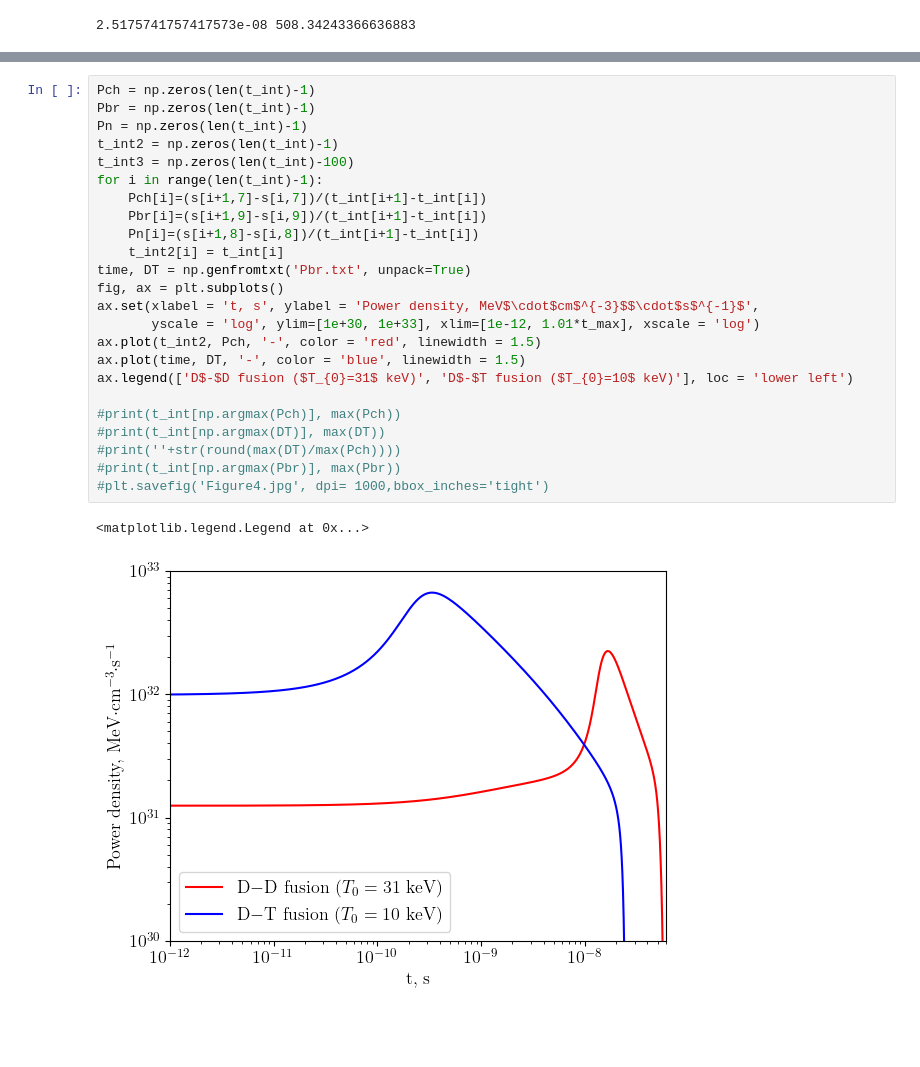
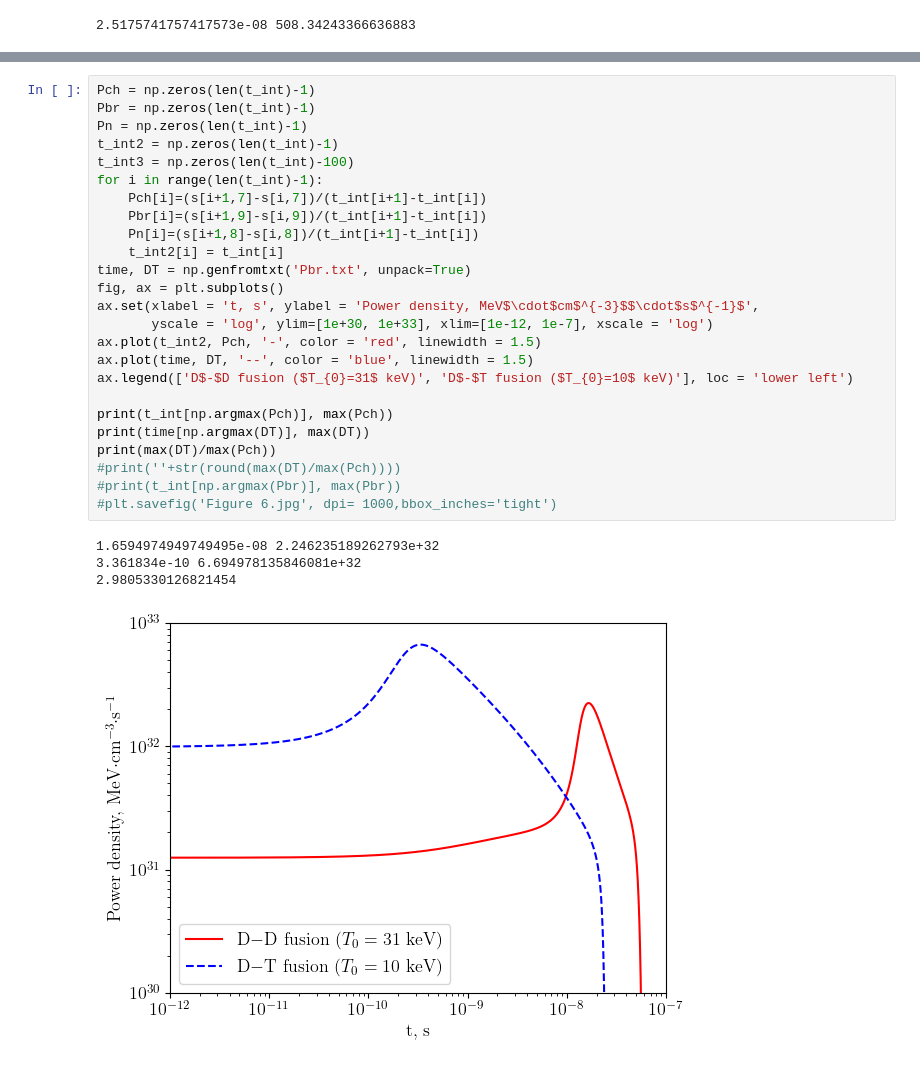
Before and after one commit to bayakhmetov/D-T-and-D-D-fusion-in-a-Z-pinch, a Jupyter notebook: D-D_pinch.ipynb, the cells around one changed output, grey strips where cells are left out. Saved outputs shown, nothing was run; the diff lists cells and outputs as text; blank space fills up the shorter version.

```diff
--- a/D-D_pinch.ipynb
+++ b/D-D_pinch.ipynb
@@ -201,27 +214,30 @@ print(t_int[np.argmax(ratio)], max(ratio))
 # %%
 Pch = np.zeros(len(t_int)-1)
 Pbr = np.zeros(len(t_int)-1)
 Pn = np.zeros(len(t_int)-1)
 t_int2 = np.zeros(len(t_int)-1)
 t_int3 = np.zeros(len(t_int)-100)
 for i in range(len(t_int)-1):
     Pch[i]=(s[i+1,7]-s[i,7])/(t_int[i+1]-t_int[i])
     Pbr[i]=(s[i+1,9]-s[i,9])/(t_int[i+1]-t_int[i])
     Pn[i]=(s[i+1,8]-s[i,8])/(t_int[i+1]-t_int[i])
     t_int2[i] = t_int[i]
 time, DT = np.genfromtxt('Pbr.txt', unpack=True)
 fig, ax = plt.subplots()
 ax.set(xlabel = 't, s', ylabel = 'Power density, MeV$\cdot$cm$^{-3}$$\cdot$s$^{-1}$',
-       yscale = 'log', ylim=[1e+30, 1e+33], xlim=[1e-12, 1.01*t_max], xscale = 'log')
+       yscale = 'log', ylim=[1e+30, 1e+33], xlim=[1e-12, 1e-7], xscale = 'log')
 ax.plot(t_int2, Pch, '-', color = 'red', linewidth = 1.5)
-ax.plot(time, DT, '-', color = 'blue', linewidth = 1.5)
+ax.plot(time, DT, '--', color = 'blue', linewidth = 1.5)
 ax.legend(['D$-$D fusion ($T_{0}=31$ keV)', 'D$-$T fusion ($T_{0}=10$ keV)'], loc = 'lower left')
 
-#print(t_int[np.argmax(Pch)], max(Pch))
-#print(t_int[np.argmax(DT)], max(DT))
+print(t_int[np.argmax(Pch)], max(Pch))
+print(time[np.argmax(DT)], max(DT))
+print(max(DT)/max(Pch))
 #print(''+str(round(max(DT)/max(Pch))))
 #print(t_int[np.argmax(Pbr)], max(Pbr))
-#plt.savefig('Figure4.jpg', dpi= 1000,bbox_inches='tight')
+#plt.savefig('Figure 6.jpg', dpi= 1000,bbox_inches='tight')
 # %% [output]
-<matplotlib.legend.Legend at 0x...>
+1.6594974949749495e-08 2.246235189262793e+32
+3.361834e-10 6.694978135846081e+32
+2.9805330126821454
-[figure, old version]
+[figure, new version]
```
Also changed, not shown: parts of 4 cells of this notebook, 1 other file.
